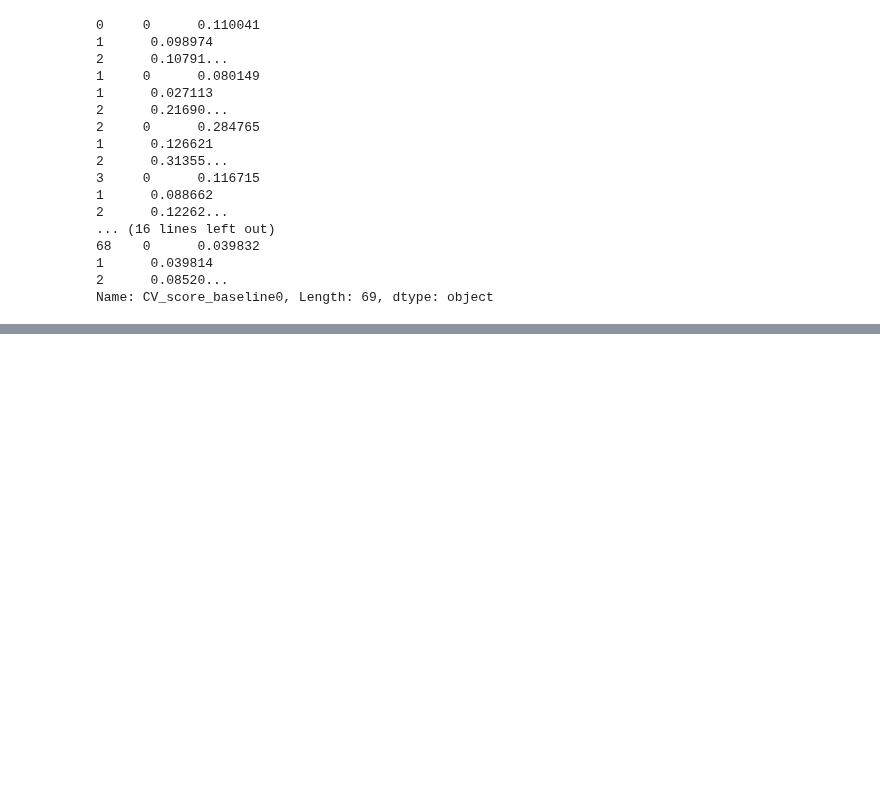
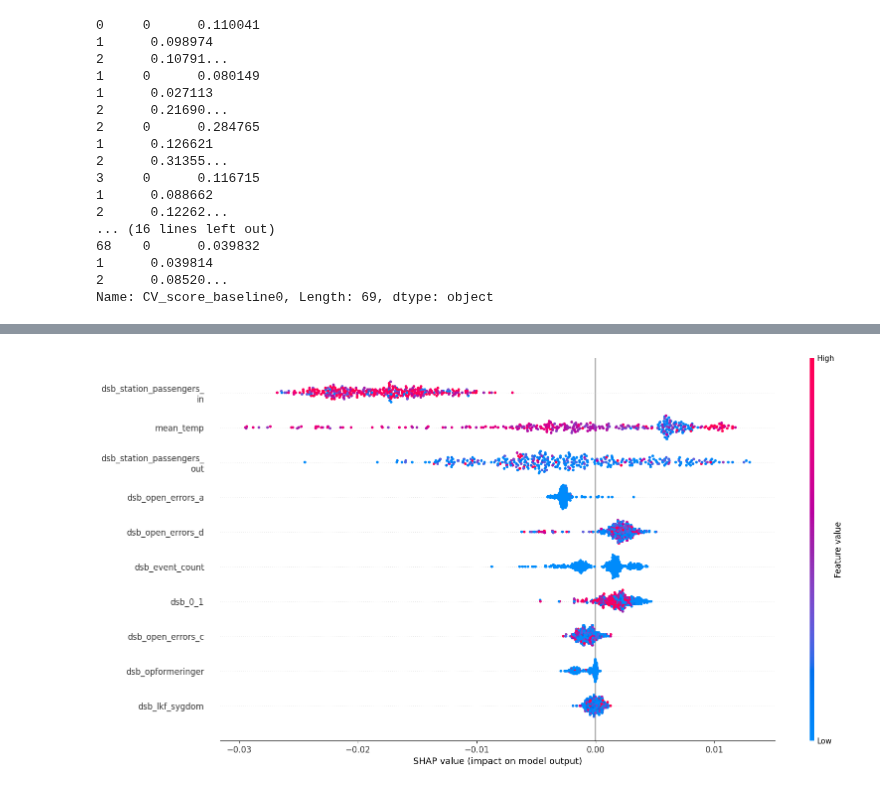
Before and after one commit to clarachristiansen/Bachelor_project, a Jupyter notebook: Visualize_CV_new_format.ipynb, the cells around one changed output, grey strips where cells are left out. Saved outputs shown, nothing was run; the diff lists cells and outputs as text; code cells hidden in the pictures; blank space fills up the shorter version.

```diff
--- a/Visualize_CV_new_format.ipynb
+++ b/Visualize_CV_new_format.ipynb
@@ -461,0 +579,5 @@ test.plot_shap_summary(use_extracted=False)
+# %%
+FI_Cleaned_simple_Catboost = FeatureImportance('Cleaned_simple', 'Catboost', 20)
+FI_Cleaned_simple_Catboost.plot_shap_summary(use_extracted=False)
+# %% [output]
+[figure, added]
```
Also changed, not shown: parts of 14 cells of this notebook.
